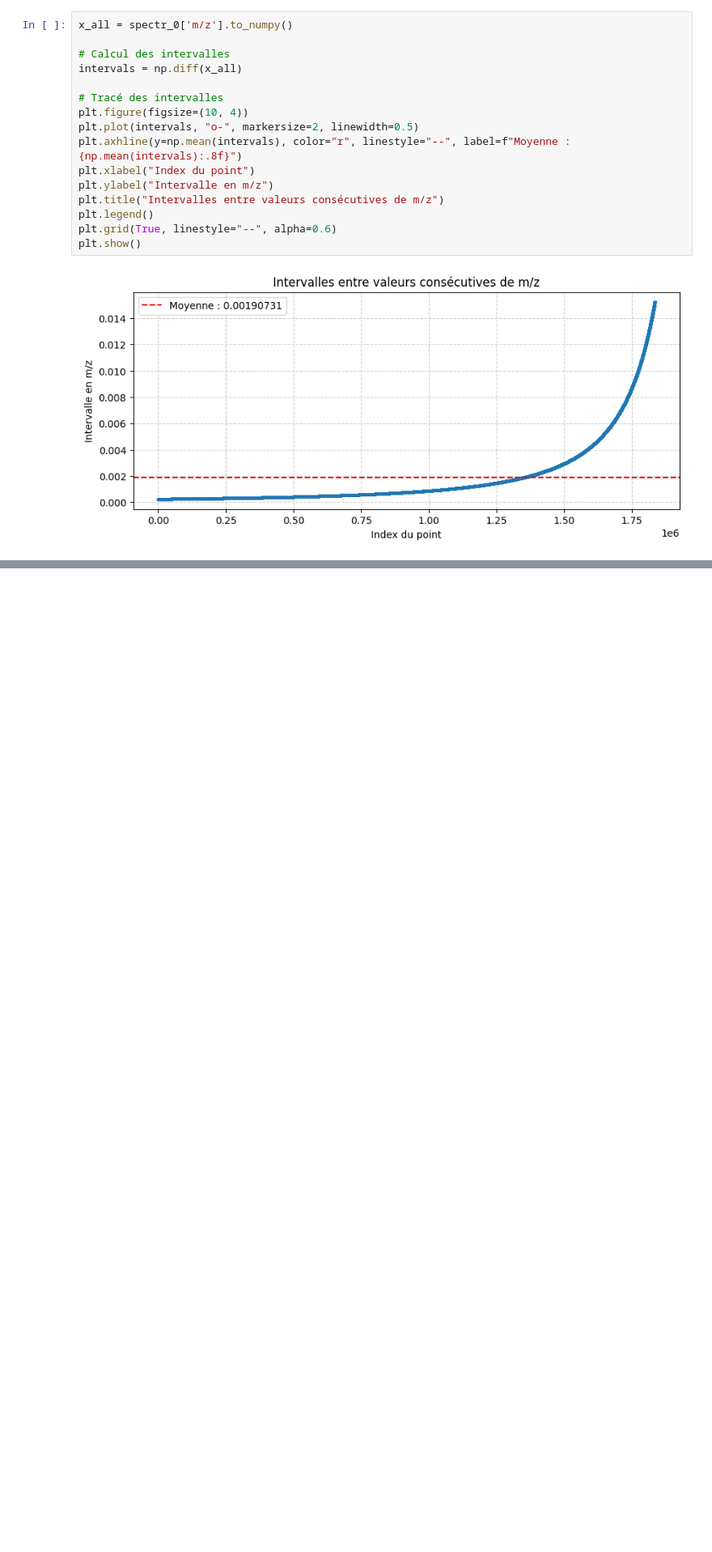
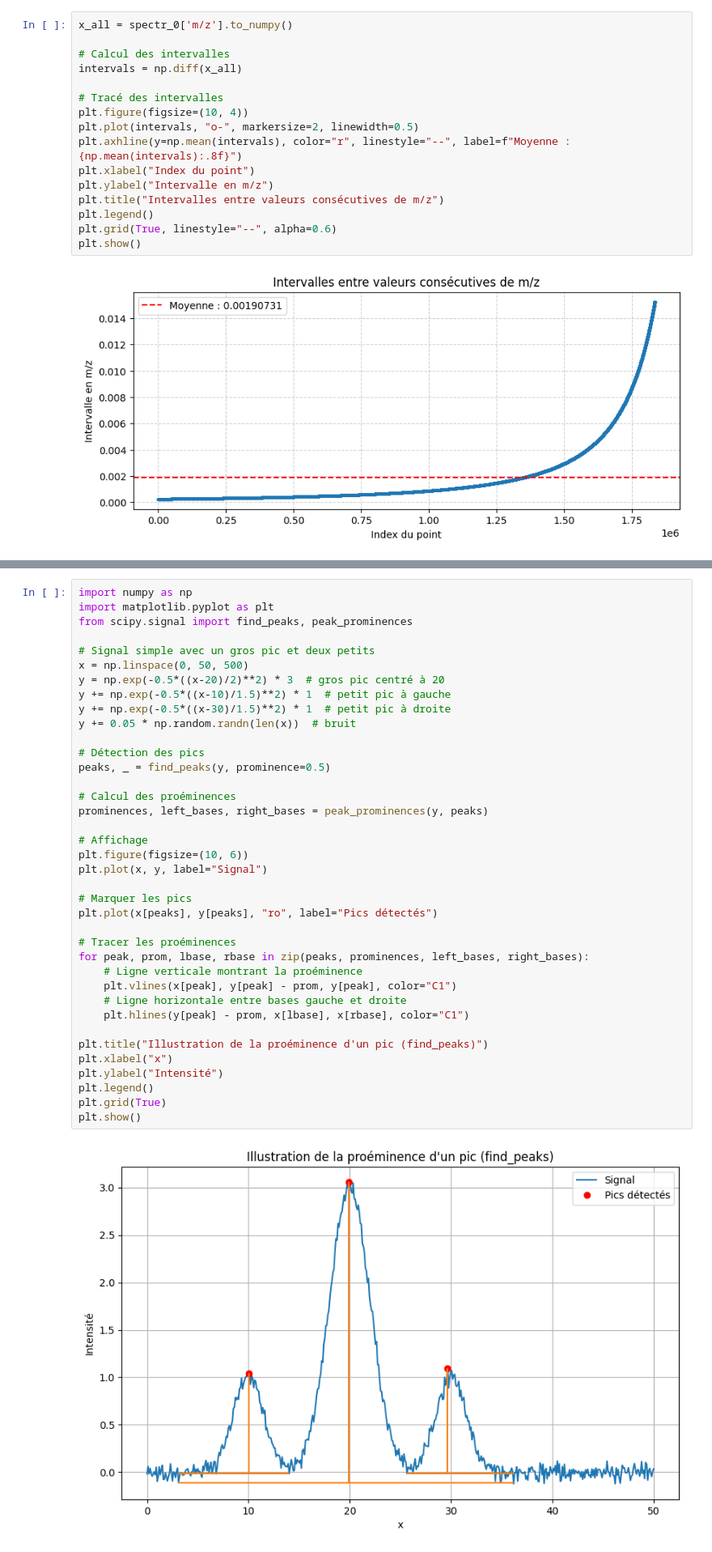
Before and after one commit to Protactinium92/SugarMALDI, a Jupyter notebook: src/spectre.ipynb, the cells around one changed output, grey strips where cells are left out. Shown at 81% size. Saved outputs shown, nothing was run; the diff lists cells and outputs as text; blank space fills up the shorter version.

```diff
--- a/src/spectre.ipynb
+++ b/src/spectre.ipynb
@@ -336,0 +326,40 @@ plt.show()
+# %%
+import numpy as np
+import matplotlib.pyplot as plt
+from scipy.signal import find_peaks, peak_prominences
+
+# Signal simple avec un gros pic et deux petits
+x = np.linspace(0, 50, 500)
+y = np.exp(-0.5*((x-20)/2)**2) * 3  # gros pic centré à 20
+y += np.exp(-0.5*((x-10)/1.5)**2) * 1  # petit pic à gauche
+y += np.exp(-0.5*((x-30)/1.5)**2) * 1  # petit pic à droite
+y += 0.05 * np.random.randn(len(x))  # bruit
+
+# Détection des pics
+peaks, _ = find_peaks(y, prominence=0.5)
+
+# Calcul des proéminences
+prominences, left_bases, right_bases = peak_prominences(y, peaks)
+
+# Affichage
+plt.figure(figsize=(10, 6))
+plt.plot(x, y, label="Signal")
+
+# Marquer les pics
+plt.plot(x[peaks], y[peaks], "ro", label="Pics détectés")
+
+# Tracer les proéminences
+for peak, prom, lbase, rbase in zip(peaks, prominences, left_bases, right_bases):
+    # Ligne verticale montrant la proéminence
+    plt.vlines(x[peak], y[peak] - prom, y[peak], color="C1")
+    # Ligne horizontale entre bases gauche et droite
+    plt.hlines(y[peak] - prom, x[lbase], x[rbase], color="C1")
+
+plt.title("Illustration de la proéminence d'un pic (find_peaks)")
+plt.xlabel("x")
+plt.ylabel("Intensité")
+plt.legend()
+plt.grid(True)
+plt.show()
+# %% [output]
+[figure, added]
```
Also changed, not shown: parts of 2 cells of this notebook, 2 other files.
